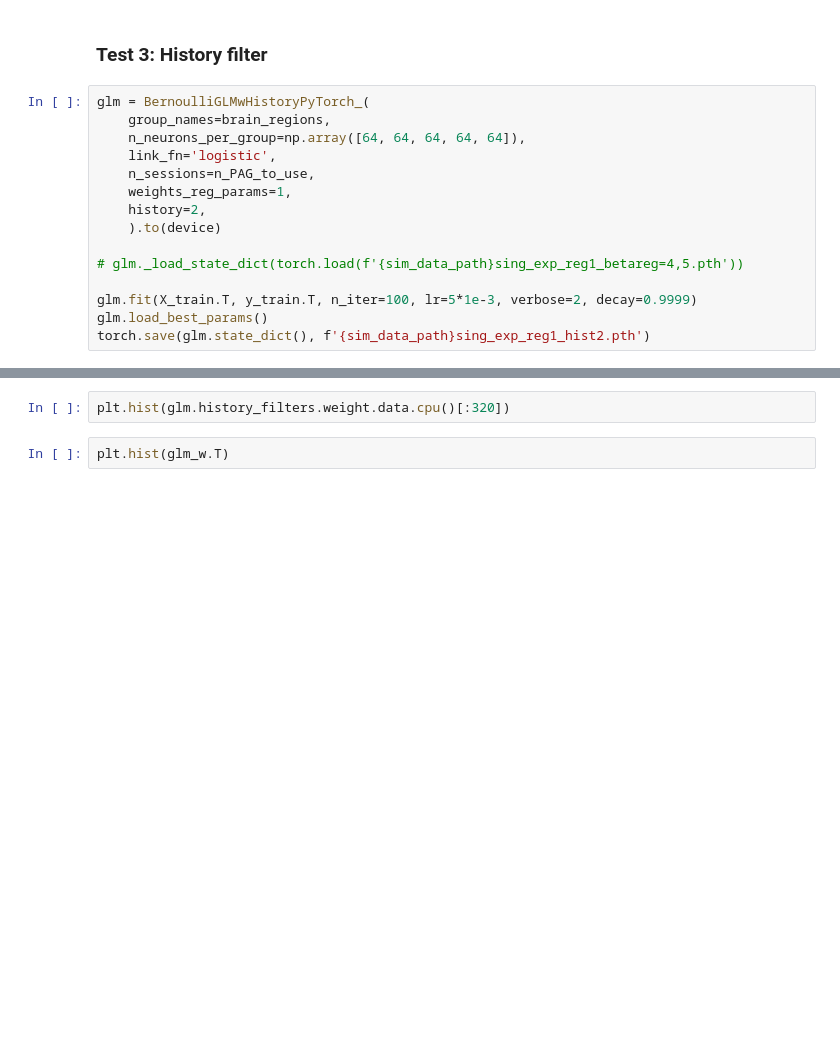
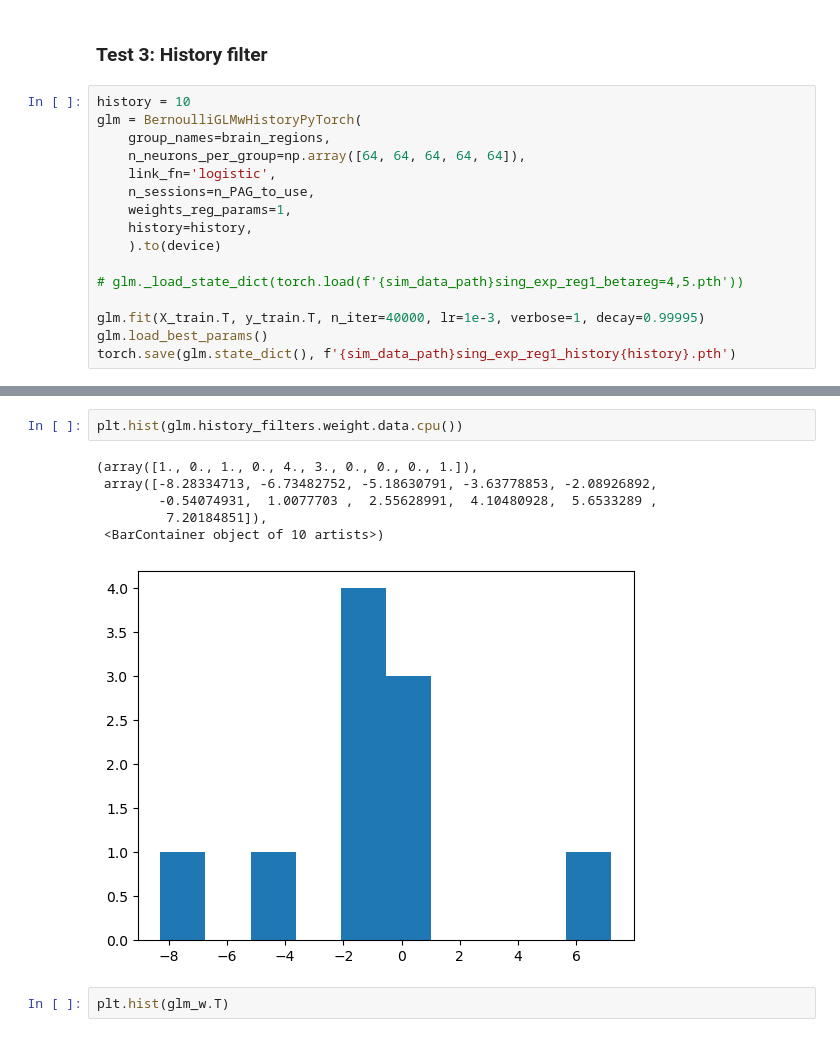
Before and after one commit to cngzlsh/pag_stim, a Jupyter notebook: beta_tests.ipynb, the cells around one changed output, grey strips where cells are left out. Saved outputs shown, nothing was run; the diff lists cells and outputs as text; blank space fills up the shorter version.

Commit message:
fixed history filter

```diff
--- a/beta_tests.ipynb
+++ b/beta_tests.ipynb
@@ -404,18 +389,19 @@ X_train.shape
 # %% [markdown]
 ### Test 3: History filter
 # %%
-glm = BernoulliGLMwHistoryPyTorch_(
+history = 10
+glm = BernoulliGLMwHistoryPyTorch(
     group_names=brain_regions,
     n_neurons_per_group=np.array([64, 64, 64, 64, 64]),
     link_fn='logistic',
     n_sessions=n_PAG_to_use,
     weights_reg_params=1,
-    history=2,
+    history=history,
     ).to(device)
 
 # glm._load_state_dict(torch.load(f'{sim_data_path}sing_exp_reg1_betareg=4,5.pth'))
 
-glm.fit(X_train.T, y_train.T, n_iter=100, lr=5*1e-3, verbose=2, decay=0.9999)
+glm.fit(X_train.T, y_train.T, n_iter=40000, lr=1e-3, verbose=1, decay=0.99995)
 glm.load_best_params()
-torch.save(glm.state_dict(), f'{sim_data_path}sing_exp_reg1_hist2.pth')
+torch.save(glm.state_dict(), f'{sim_data_path}sing_exp_reg1_history{history}.pth')
 # %% [output]
@@ -547,5 +539,12 @@ plt.show()
 # %%
-plt.hist(glm.history_filters.weight.data.cpu()[:320])
+plt.hist(glm.history_filters.weight.data.cpu())
+# %% [output]
+(array([1., 0., 1., 0., 4., 3., 0., 0., 0., 1.]),
+ array([-8.28334713, -6.73482752, -5.18630791, -3.63778853, -2.08926892,
+        -0.54074931,  1.0077703 ,  2.55628991,  4.10480928,  5.6533289 ,
+         7.20184851]),
+ <BarContainer object of 10 artists>)
+[figure, added]
 # %%
 plt.hist(glm_w.T)
 # %% [output]
```
Also changed, not shown: parts of 7 cells of this notebook, 1 other file.
